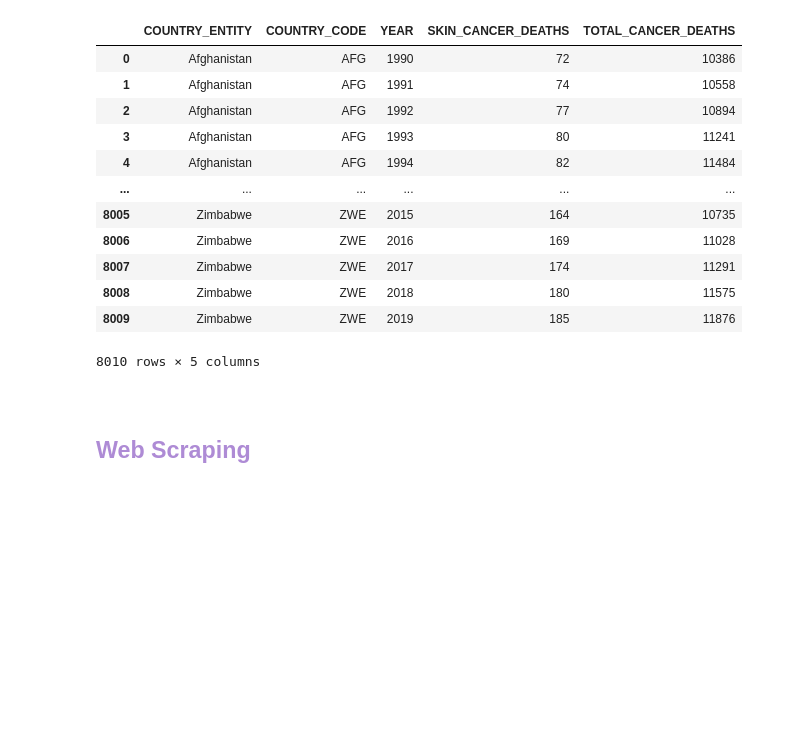
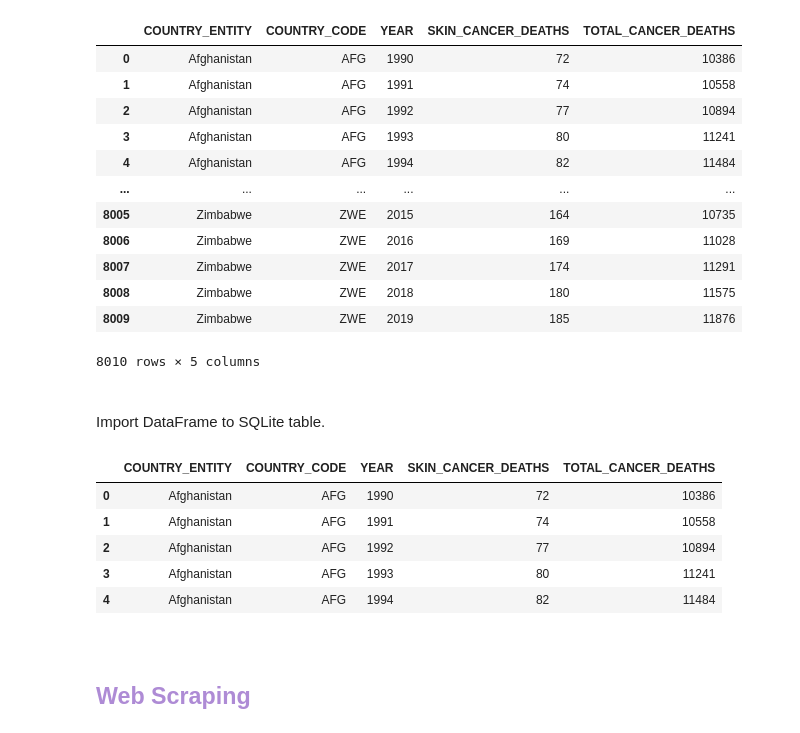
Before and after one commit to Hakuna-Patata/BU_MSDS_PTW, a Jupyter notebook: DSC 540 - Data Preparation/Project.ipynb, the cells around one changed output. Drawn from its saved outputs; the diff is of its cells as text; code cells hidden in the pictures; blank space fills up the shorter version.

```diff
--- a/DSC 540 - Data Preparation/Project.ipynb
+++ b/DSC 540 - Data Preparation/Project.ipynb
@@ -62,3 +70,33 @@ mpl.rcParams.update(
+# %%
+## function to take DB/SQL and create a pandas DataFrame from the dataset returned.
+def sql_to_df(db_path, sql_txt):
+
+    with sqlite3.connect(db_path) as conn:
+        df = pd.read_sql_query(sql_txt, conn)
+        return df
+    conn.close()
+
+
+## function to take dataframe and create SQLite
+def df_to_sqlite(df, db_path, table_name, index=False, if_exists='replace', chunksize=5000):
+    df.to_sql(name=table_name, con=f"sqlite:///{db_path}", index=index, if_exists=if_exists, chunksize=chunksize)
+
+
+## function to show all custom tables in SQLite DB
+def sqlite_tables(db_path):
+    sql_txt = r"SELECT name AS TABLE_NAME FROM sqlite_schema WHERE type='table' AND name NOT LIKE 'sqlite_%'"
+    with sqlite3.connect(db_path) as conn:
+        df = pd.read_sql_query(sql_txt, conn)
+        return df
+    conn.close()
+
+
+## function to drop table from SQLite DB
+def sqlite_drop_table(db_path, table_name):
+    sql_txt = f'DROP TABLE IF EXISTS {table_name}'
+    with sqlite3.connect(db_path) as conn:
+        conn.execute(sql_txt)
+    conn.close()
 # %% [markdown]
 <br>
 
@@ -246,6 +296,26 @@ cancer_df
 | 8008 | Zimbabwe | ZWE | 2018 | 180 | 11575 |
 | 8009 | Zimbabwe | ZWE | 2019 | 185 | 11876 |
 8010 rows × 5 columns
+# %% [markdown]
+<br>
+
+Import DataFrame to SQLite table.
+# %%
+df_to_sqlite(df=cancer_df, db_path=db_path, table_name='COUNTRY_YEAR_CANCER_DEATHS')
+
+sql_txt = r'''
+SELECT CYCD.*
+FROM COUNTRY_YEAR_CANCER_DEATHS CYCD
+LIMIT 5
+'''
+sql_to_df(db_path=db_path, sql_txt=sql_txt)
+# %% [output]
+|  | COUNTRY_ENTITY | COUNTRY_CODE | YEAR | SKIN_CANCER_DEATHS | TOTAL_CANCER_DEATHS |
+| 0 | Afghanistan | AFG | 1990 | 72 | 10386 |
+| 1 | Afghanistan | AFG | 1991 | 74 | 10558 |
+| 2 | Afghanistan | AFG | 1992 | 77 | 10894 |
+| 3 | Afghanistan | AFG | 1993 | 80 | 11241 |
+| 4 | Afghanistan | AFG | 1994 | 82 | 11484 |
 # %% [markdown]
 <br>
 
```
Also changed, not shown: parts of 28 cells of this notebook, 1 other file.
